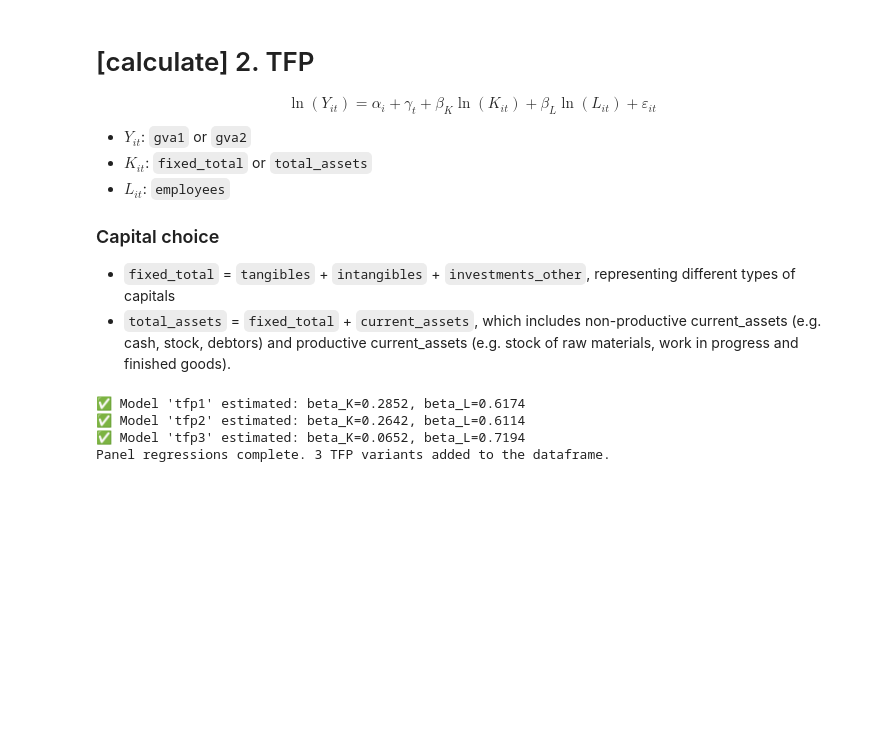
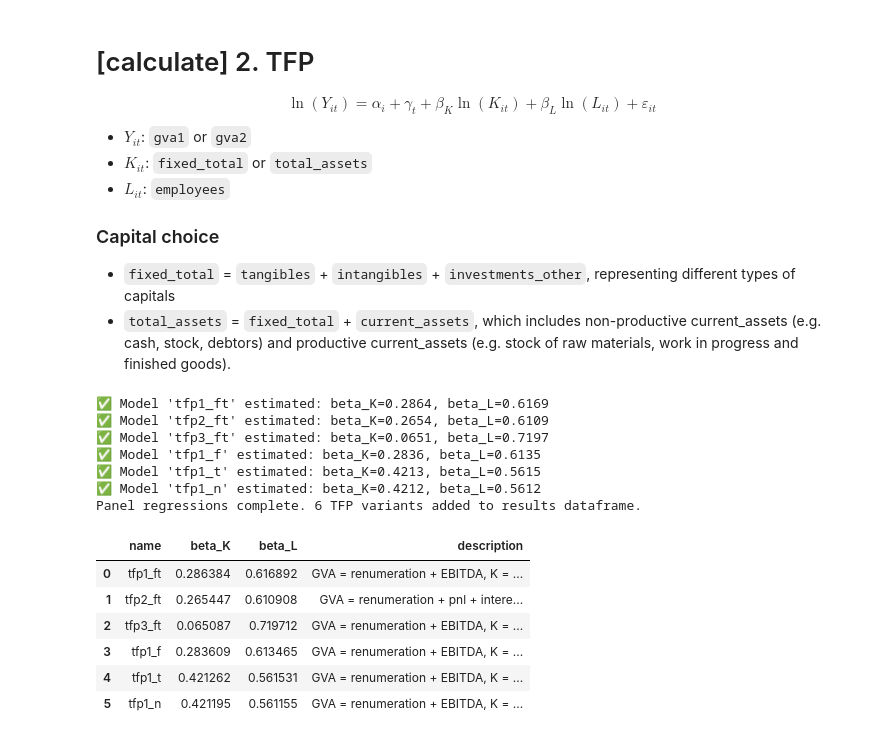
Before and after one commit to aloysiuslip/ucl-diss-ECON0079, a Jupyter notebook: descriptives/src/main_2_productivity.ipynb, the cells around one changed output. Cells and saved outputs as stored; diff of their text form; code cells hidden in the pictures; blank space fills up the shorter version.

```diff
--- a/descriptives/src/main_2_productivity.ipynb
+++ b/descriptives/src/main_2_productivity.ipynb
@@ -124,9 +134,12 @@ table_results = table_working.select("registered_number", "year")
 # 3. Define the 4 model setups to iterate through
 # Varying Y (gva1 vs gva2) and K (fixed_total vs tangibles)
 models = {
-    'tfp1': {'Y': 'gva1', 'K': 'total_assets', 'L': 'employees'},
-    'tfp2': {'Y': 'gva2', 'K': 'total_assets', 'L': 'employees'},
-    'tfp3': {'Y': 'gva1', 'K': 'fixed_total', 'L': 'employees'}
+    'tfp1_ft': {'Y': 'gva1', 'K': 'total_assets', 'L': 'employees', 'firm_fe': True, 'time_fe': True, 'description': 'GVA = renumeration + EBITDA, K = total assets, firm and time fixed effects'},
+    'tfp2_ft': {'Y': 'gva2', 'K': 'total_assets', 'L': 'employees', 'firm_fe': True, 'time_fe': True, 'description': 'GVA = renumeration + pnl + interest + depreciation, K = total assets, firm and time fixed effects'},
+    'tfp3_ft': {'Y': 'gva1', 'K': 'fixed_total', 'L': 'employees', 'firm_fe': True, 'time_fe': True, 'description': 'GVA = renumeration + EBITDA, K = fixed assets (no current assets), firm and time fixed effects'},
+    'tfp1_f': {'Y': 'gva1', 'K': 'total_assets', 'L': 'employees', 'firm_fe': True, 'time_fe': False, 'description': 'GVA = renumeration + EBITDA, K = total assets, firm only fixed effects'},
+    'tfp1_t': {'Y': 'gva1', 'K': 'total_assets', 'L': 'employees', 'firm_fe': False, 'time_fe': True, 'description': 'GVA = renumeration + EBITDA, K = total assets, time only fixed effects'},
+    'tfp1_n': {'Y': 'gva1', 'K': 'total_assets', 'L': 'employees', 'firm_fe': False, 'time_fe': False, 'description': 'GVA = renumeration + EBITDA, K = total assets, no fixed effects'},
 }
 
 # Dictionary to store the parameter outputs (\beta_K, \beta_L) and model summaries
@@ -135,13 +148,15 @@ parameter_tables = {}
 for name, mod in models.items():
 
     # Mutate to dynamically log-transform all columns, adding ln_ prefix to column name
+    model_params = ['Y', 'K', 'L']
+    rename_dict = { key: value for key, value in mod.items() if key in model_params }
     table_skinny = (
         table_working
-        .select(["registered_number", "year"] + list(mod.values()))
-        .rename(mod)
+        .select(["registered_number", "year"] + list(rename_dict.values()))
+        .rename(rename_dict)
     )
     table_start = table_skinny
-    for col in ['Y', 'K', 'L']:
+    for col in model_params:
         table_filtered = table_start.filter(_[col] > 0)
         table_logged = table_filtered.mutate(**{f'ln_{col}': np.log(_[col]) }) # type: ignore
         table_start = table_logged
@@ -154,7 +169,7 @@ for name, mod in models.items():
     X = sm.add_constant(df_model[['ln_K', 'ln_L']])
 
     # 2. Estimate the model with Firm and Year Fixed Effects
-    mod_ols = PanelOLS(Y, X, entity_effects=True, time_effects=True)
+    mod_ols = PanelOLS(Y, X, entity_effects=mod['firm_fe'], time_effects=mod['time_fe'])
 
     # Fit model with firm-clustered standard errors
     res = mod_ols.fit(cov_type='clustered', cluster_entity=True)
@@ -191,12 +206,43 @@ for name, mod in models.items():
     }
     print(f"✅ Model '{name}' estimated: beta_K={beta_K:.4f}, beta_L={beta_L:.4f}")
 
-print(f"Panel regressions complete. {len(models)} TFP variants added to the dataframe.")
+print(f"Panel regressions complete. {len(models)} TFP variants added to results dataframe.")
 # %% [output]
-✅ Model 'tfp1' estimated: beta_K=0.2852, beta_L=0.6174
-✅ Model 'tfp2' estimated: beta_K=0.2642, beta_L=0.6114
-✅ Model 'tfp3' estimated: beta_K=0.0652, beta_L=0.7194
-Panel regressions complete. 3 TFP variants added to the dataframe.
+✅ Model 'tfp1_ft' estimated: beta_K=0.2864, beta_L=0.6169
+✅ Model 'tfp2_ft' estimated: beta_K=0.2654, beta_L=0.6109
+✅ Model 'tfp3_ft' estimated: beta_K=0.0651, beta_L=0.7197
+✅ Model 'tfp1_f' estimated: beta_K=0.2836, beta_L=0.6135
+✅ Model 'tfp1_t' estimated: beta_K=0.4213, beta_L=0.5615
+✅ Model 'tfp1_n' estimated: beta_K=0.4212, beta_L=0.5612
+Panel regressions complete. 6 TFP variants added to results dataframe.
+# %%
+# Display the parameter_tables dictionary: name, beta_K, beta_L, description from my models dictionary
+# Display it in an easy-to-read table
+
+
+results_df = pd.DataFrame([
+    {
+        'name': name,
+        'beta_K': params['beta_K'],
+        'beta_L': params['beta_L'],
+        'description': models[name]['description']
+    }
+    for name, params in parameter_tables.items()
+])
+results_df.style.format({
+    'beta_K': '{:.3f}',
+    'beta_L': '{:.3f}'
+})
+results_df.style.hide(axis='index')
+print(results_df.to_string(index=False))
+# %% [output]
+|  | name | beta_K | beta_L | description |
+| 0 | tfp1_ft | 0.286384 | 0.616892 | GVA = renumeration + EBITDA, K = ... |
+| 1 | tfp2_ft | 0.265447 | 0.610908 | GVA = renumeration + pnl + intere... |
+| 2 | tfp3_ft | 0.065087 | 0.719712 | GVA = renumeration + EBITDA, K = ... |
+| 3 | tfp1_f | 0.283609 | 0.613465 | GVA = renumeration + EBITDA, K = ... |
+| 4 | tfp1_t | 0.421262 | 0.561531 | GVA = renumeration + EBITDA, K = ... |
+| 5 | tfp1_n | 0.421195 | 0.561155 | GVA = renumeration + EBITDA, K = ... |
 # %%
 # From the above cell, display the revised table with the new TFP columns and the parameter estimates for each model
 table_sample = table_results.sample(0.0001).execute()
```
Also changed, not shown: parts of 5 cells of this notebook, 12 other files.
